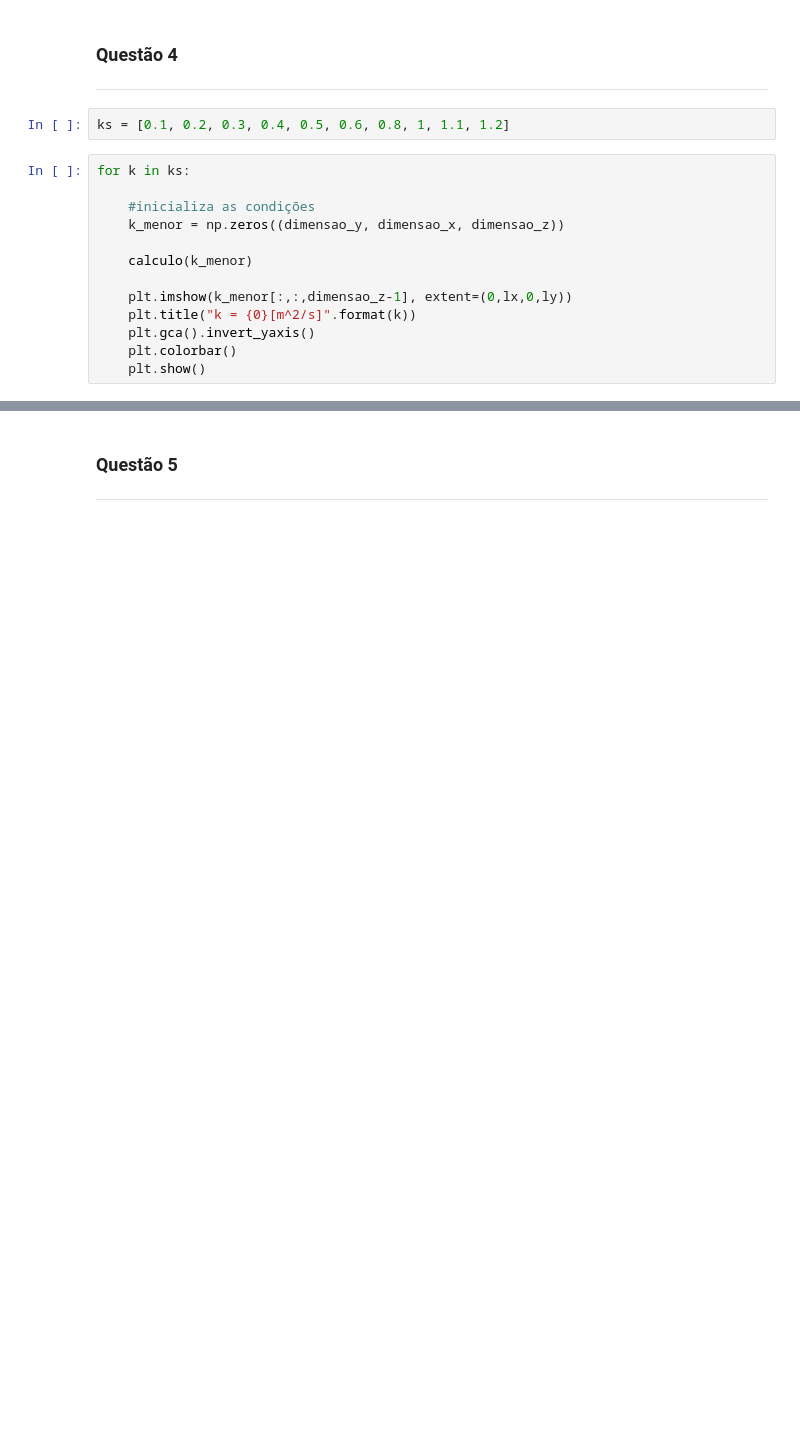
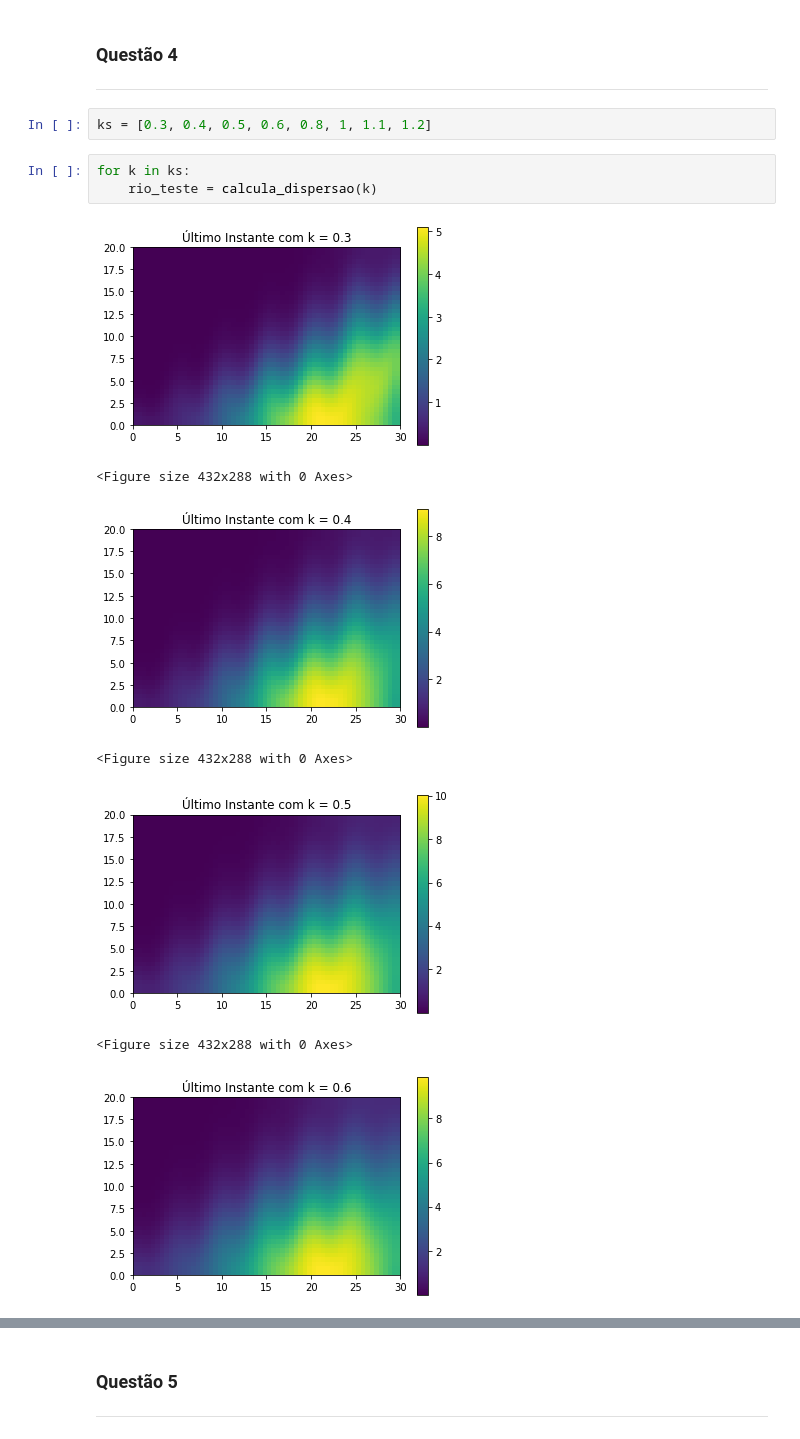
Before and after one commit to fernandocfbf/mecsol-APS2, a Jupyter notebook: APS2.ipynb, the cells around one changed output, grey strips where cells are left out. Saved outputs shown, nothing was run; the diff lists cells and outputs as text; blank space fills up the shorter version.

```diff
--- a/APS2.ipynb
+++ b/APS2.ipynb
@@ -208,17 +125,15 @@ plt.show()
 ### Questão 4
 ---
 # %%
-ks = [0.1, 0.2, 0.3, 0.4, 0.5, 0.6, 0.8, 1, 1.1, 1.2]
+ks = [0.3, 0.4, 0.5, 0.6, 0.8, 1, 1.1, 1.2]
-# %%
-for k in ks:
-
-    #inicializa as condições
-    k_menor = np.zeros((dimensao_y, dimensao_x, dimensao_z))
-
-    calculo(k_menor)
-
-    plt.imshow(k_menor[:,:,dimensao_z-1], extent=(0,lx,0,ly))
-    plt.title("k = {0}[m^2/s]".format(k))
-    plt.gca().invert_yaxis()
-    plt.colorbar()
-    plt.show()
+# %%
+for k in ks:
+    rio_teste = calcula_dispersao(k)
+# %% [output]
+[figure, added]
+<Figure size 432x288 with 0 Axes>
+[figure, added]
+<Figure size 432x288 with 0 Axes>
+[figure, added]
+<Figure size 432x288 with 0 Axes>
+[figure, added]
```
Also changed, not shown: parts of 26 cells of this notebook.
